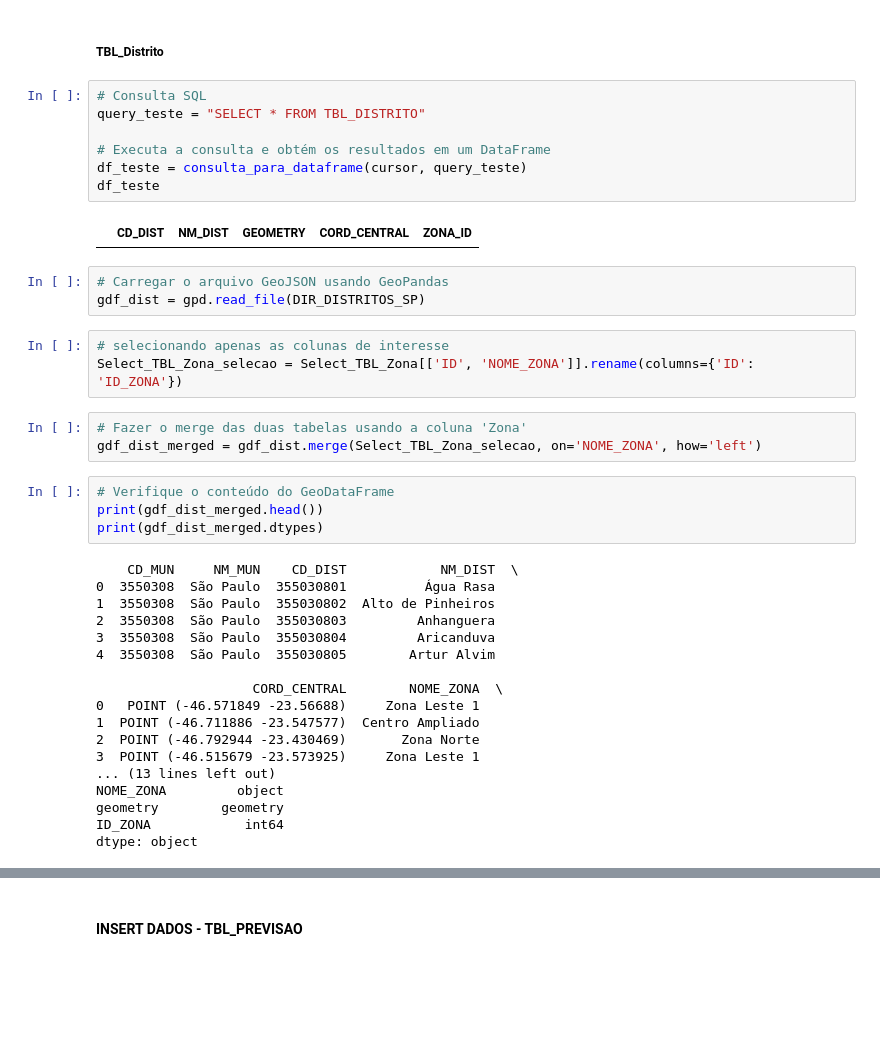
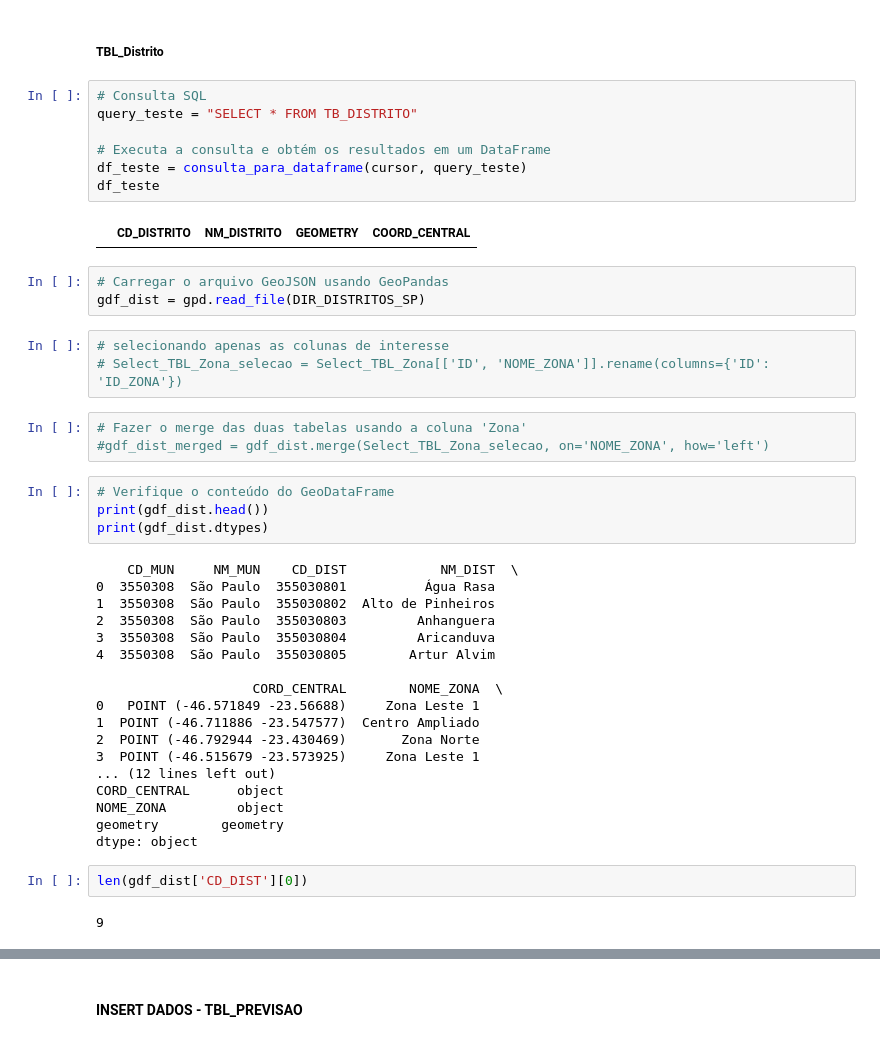
Before and after one commit to Esparta-Solucoes/VigilumSP, a Jupyter notebook: Banco de Dados/DML/dml_coleta_de_dados.ipynb, the cells around one changed output, grey strips where cells are left out. Cells and saved outputs as stored; diff of their text form; blank space fills up the shorter version.

```diff
--- a/Banco de Dados/DML/dml_coleta_de_dados.ipynb
+++ b/Banco de Dados/DML/dml_coleta_de_dados.ipynb
@@ -364,26 +347,26 @@ Cursor fechado.
 ##### TBL_Distrito
 # %%
 # Consulta SQL
-query_teste = "SELECT * FROM TBL_DISTRITO"
+query_teste = "SELECT * FROM TB_DISTRITO"
 
 # Executa a consulta e obtém os resultados em um DataFrame
 df_teste = consulta_para_dataframe(cursor, query_teste)
 df_teste
 # %% [output]
-|  | CD_DIST | NM_DIST | GEOMETRY | CORD_CENTRAL | ZONA_ID |
+|  | CD_DISTRITO | NM_DISTRITO | GEOMETRY | COORD_CENTRAL |
 # %%
 # Carregar o arquivo GeoJSON usando GeoPandas
 gdf_dist = gpd.read_file(DIR_DISTRITOS_SP)
 # %%
 # selecionando apenas as colunas de interesse
-Select_TBL_Zona_selecao = Select_TBL_Zona[['ID', 'NOME_ZONA']].rename(columns={'ID': 'ID_ZONA'})
+# Select_TBL_Zona_selecao = Select_TBL_Zona[['ID', 'NOME_ZONA']].rename(columns={'ID': 'ID_ZONA'})
 # %%
 # Fazer o merge das duas tabelas usando a coluna 'Zona'
-gdf_dist_merged = gdf_dist.merge(Select_TBL_Zona_selecao, on='NOME_ZONA', how='left')
+#gdf_dist_merged = gdf_dist.merge(Select_TBL_Zona_selecao, on='NOME_ZONA', how='left')
 # %%
 # Verifique o conteúdo do GeoDataFrame
-print(gdf_dist_merged.head())
-print(gdf_dist_merged.dtypes)
+print(gdf_dist.head())
+print(gdf_dist.dtypes)
 # %% [output]
     CD_MUN     NM_MUN    CD_DIST            NM_DIST  \
 0  3550308  São Paulo  355030801          Água Rasa
@@ -397,9 +380,13 @@ print(gdf_dist_merged.dtypes)
 1  POINT (-46.711886 -23.547577)  Centro Ampliado
 2  POINT (-46.792944 -23.430469)       Zona Norte
 3  POINT (-46.515679 -23.573925)     Zona Leste 1
-... (13 lines left out)
+... (12 lines left out)
+CORD_CENTRAL      object
 NOME_ZONA         object
 geometry        geometry
-ID_ZONA            int64
 dtype: object
+# %%
+len(gdf_dist['CD_DIST'][0])
+# %% [output]
+9
 # %%
```
Also changed, not shown: parts of 15 cells of this notebook, 1 other file.
